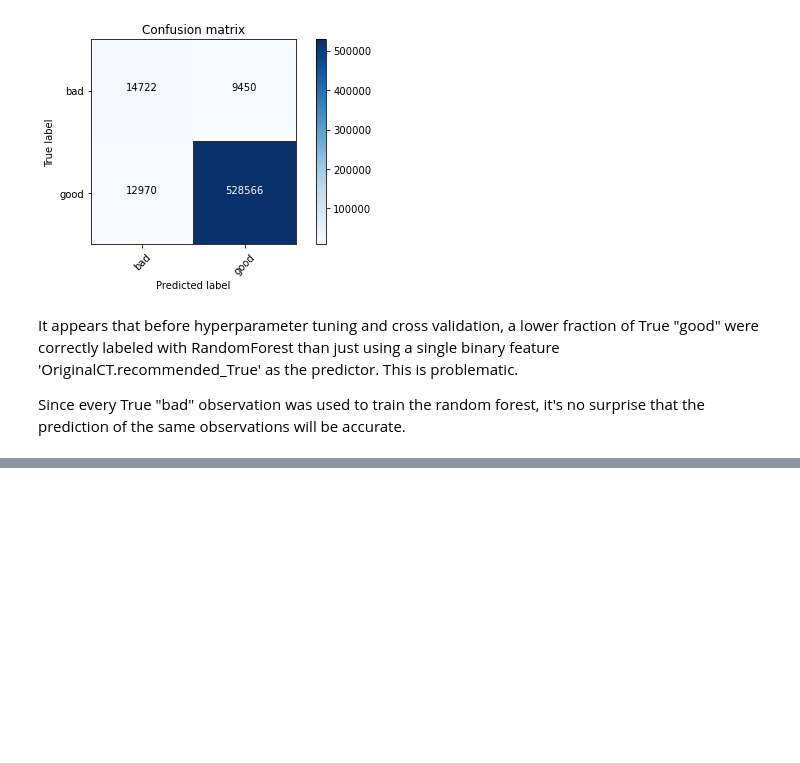
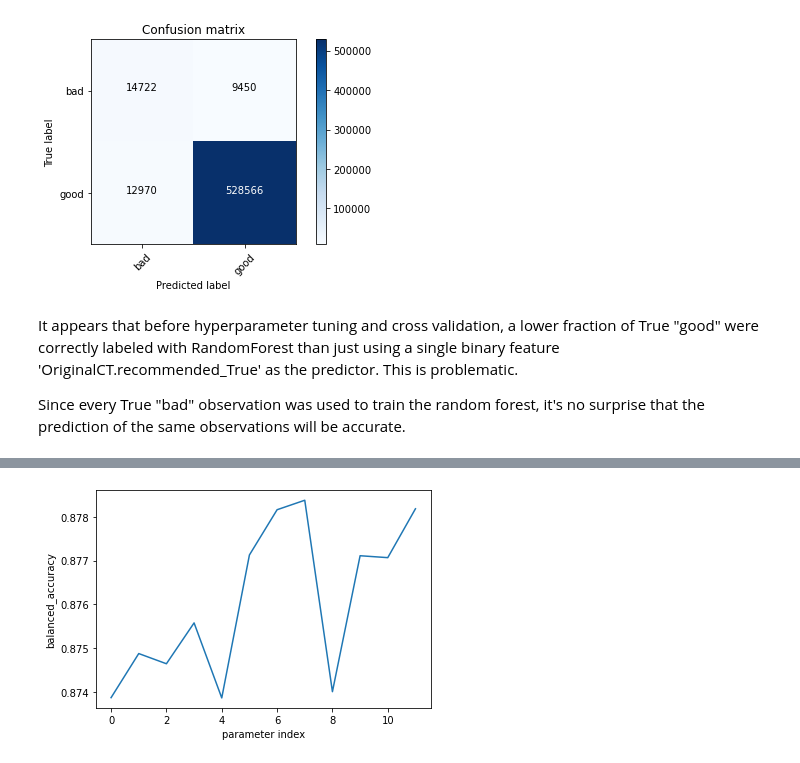
Before and after one commit to cabruck/DataScienceCapstoneTwo, a Jupyter notebook: notebooks/RandomForest.ipynb, the cells around one changed output, grey strips where cells are left out. Saved outputs shown, nothing was run; the diff lists cells and outputs as text; code cells hidden in the pictures; blank space fills up the shorter version.

```diff
--- a/notebooks/RandomForest.ipynb
+++ b/notebooks/RandomForest.ipynb
@@ -332,0 +398,7 @@ Since every True "bad" observation was used to train the random forest, it's no
+# %%
+plt.plot(model_grid.cv_results_['mean_test_score']);
+plt.xlabel('parameter index')
+plt.ylabel('balanced_accuracy')
+plt.show()
+# %% [output]
+[figure, added]
```
Also changed, not shown: parts of 27 cells of this notebook, 2 other files.
